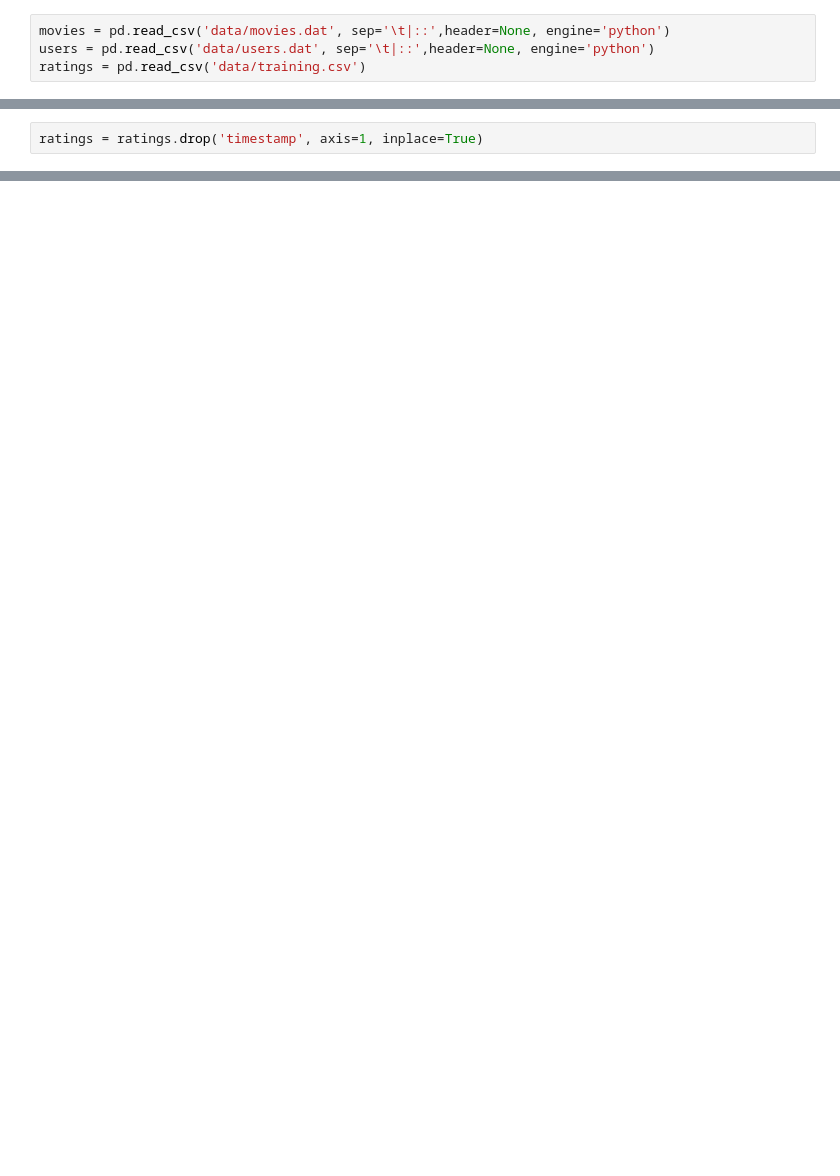
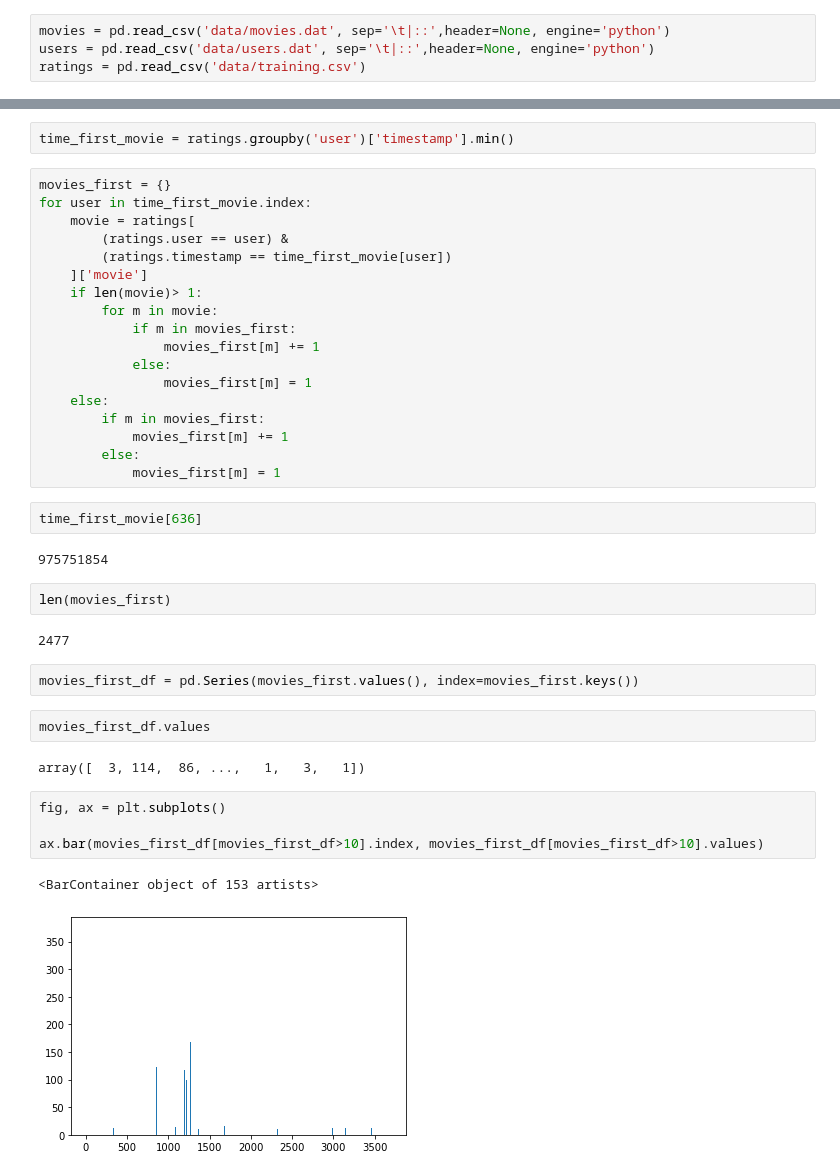
Before and after one commit to asml09/recommenders-, a Jupyter notebook: vinson.ipynb, the cells around one changed output, grey strips where cells are left out. Saved outputs shown, nothing was run; the diff lists cells and outputs as text; blank space fills up the shorter version.

Commit message:
creating features in vinson notebook. added plot images

```diff
--- a/vinson.ipynb
+++ b/vinson.ipynb
@@ -81,2 +66,0 @@ ratings
-# %%
-ratings = ratings.drop('timestamp', axis=1, inplace=True)
@@ -99,0 +79,41 @@ train, test = ratings_df.randomSplit([0.8, 0.2], seed=1)
+# %%
+time_first_movie = ratings.groupby('user')['timestamp'].min()
+# %%
+movies_first = {}
+for user in time_first_movie.index:
+    movie = ratings[
+        (ratings.user == user) &
+        (ratings.timestamp == time_first_movie[user])
+    ]['movie']
+    if len(movie)> 1:
+        for m in movie:
+            if m in movies_first:
+                movies_first[m] += 1
+            else:
+                movies_first[m] = 1
+    else:
+        if m in movies_first:
+            movies_first[m] += 1
+        else:
+            movies_first[m] = 1
+# %%
+time_first_movie[636]
+# %% [output]
+975751854
+# %%
+len(movies_first)
+# %% [output]
+2477
+# %%
+movies_first_df = pd.Series(movies_first.values(), index=movies_first.keys())
+# %%
+movies_first_df.values
+# %% [output]
+array([  3, 114,  86, ...,   1,   3,   1])
+# %%
+fig, ax = plt.subplots()
+
+ax.bar(movies_first_df[movies_first_df>10].index, movies_first_df[movies_first_df>10].values)
+# %% [output]
+<BarContainer object of 153 artists>
+[figure, added]
```
Also changed, not shown: parts of 30 cells of this notebook, 3 other files.
